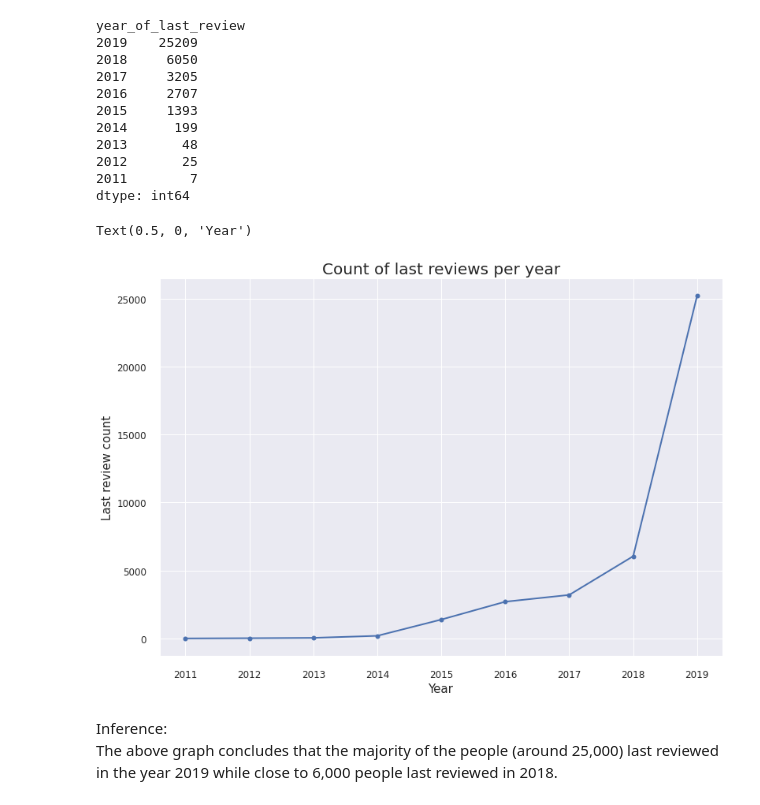
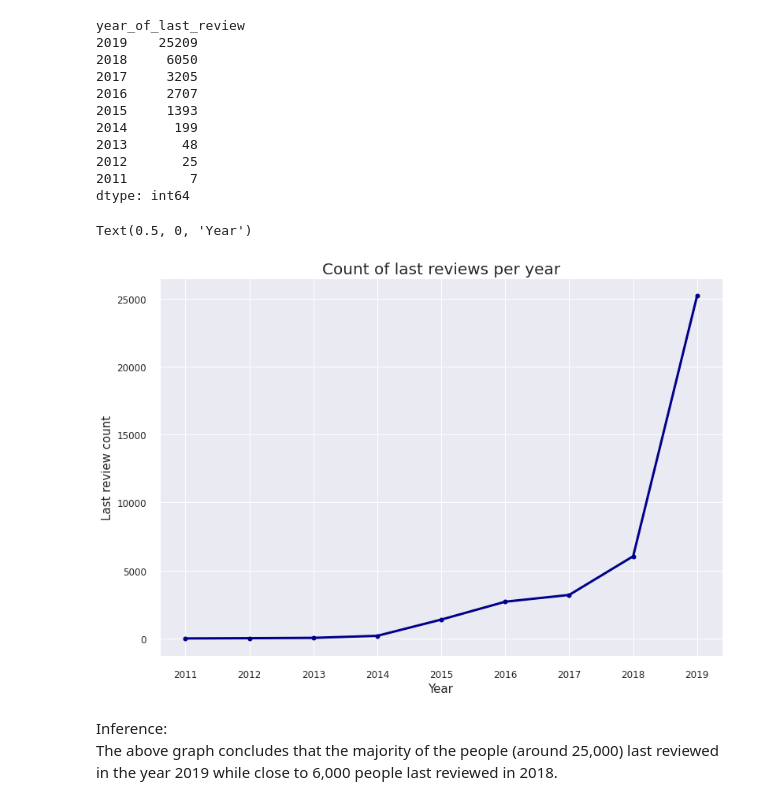
Before and after one commit to codeboy47/airbnb-booking-analysis, a Jupyter notebook: Akshit_Singh_Notebook.ipynb, the cells around one changed output. Drawn from its saved outputs; the diff is of its cells as text; code cells hidden in the pictures.

Commit message:
updated the graphs

```diff
--- a/Akshit_Singh_Notebook.ipynb
+++ b/Akshit_Singh_Notebook.ipynb
@@ -377,17 +404,18 @@ dtype: int64
 # %%
 # plotting number of last reviews year-wise
 graph = last_year_counts.plot.line(
-    linewidth = 2,
+    linewidth = 3,
     marker = 'o',
+    color = 'darkblue',
     linestyle = 'solid',
     fontsize = 12
 )
 graph.set_title('Count of last reviews per year', fontsize = 20)
 graph.set_ylabel('Last review count', fontsize = 15)
 graph.set_xlabel('Year', fontsize = 15)
 # %% [output]
 Text(0.5, 0, 'Year')
-[figure, old version]
+[figure, new version]
 # %% [markdown]
 Inference: <br>
 The above graph concludes that the majority of the people (around 25,000) last reviewed in the year 2019 while close to 6,000 people last reviewed in 2018.
```
Also changed, not shown: parts of 26 cells of this notebook.
